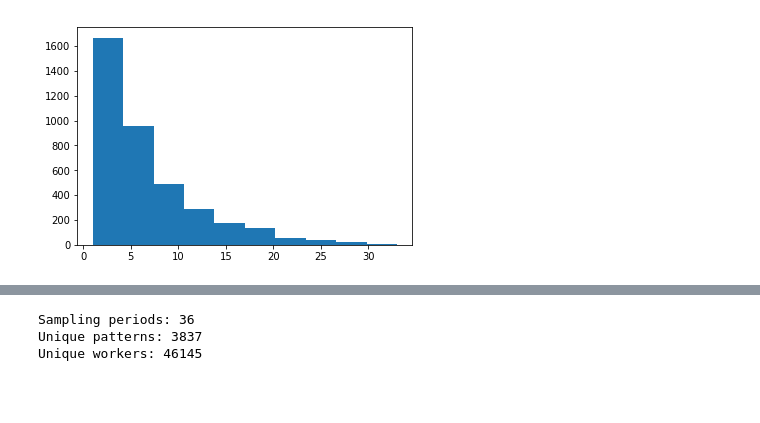
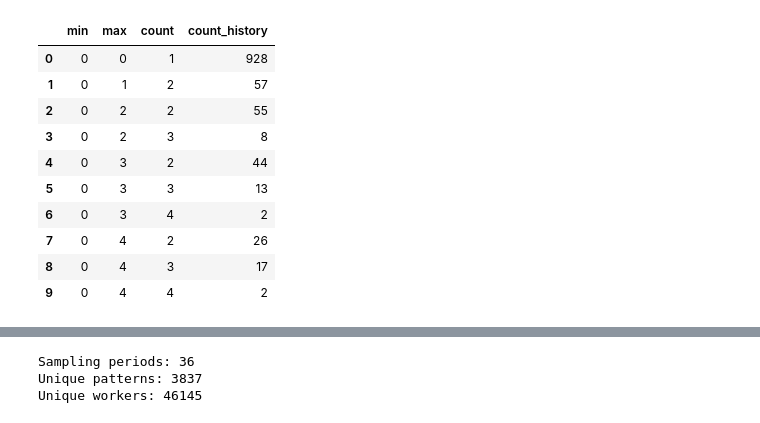
Before and after one commit to dedcode/caprecap, a Jupyter notebook: Mturk_Crowd_Bayesian_Inference.ipynb, the cells around one changed output, grey strips where cells are left out. Saved outputs shown, nothing was run; the diff lists cells and outputs as text; code cells hidden in the pictures; blank space fills up the shorter version.

```diff
--- a/Mturk_Crowd_Bayesian_Inference.ipynb
+++ b/Mturk_Crowd_Bayesian_Inference.ipynb
@@ -62,10 +73,20 @@ data = df[['worker_id', 'period']].drop_duplicates().pivot_table(
 
 # Aggregate the capture histories
 data = data.groupby(['min', 'max', 'count']).size().reset_index(name='count_history')
-# %%
-plt.hist(data['count'].values);
-# %% [output]
-[figure, removed]
+# %%
+data.head(10)
+# %% [output]
+|  | min | max | count | count_history |
+| 0 | 0 | 0 | 1 | 928 |
+| 1 | 0 | 1 | 2 | 57 |
+| 2 | 0 | 2 | 2 | 55 |
+| 3 | 0 | 2 | 3 | 8 |
+| 4 | 0 | 3 | 2 | 44 |
+| 5 | 0 | 3 | 3 | 13 |
+| 6 | 0 | 3 | 4 | 2 |
+| 7 | 0 | 4 | 2 | 26 |
+| 8 | 0 | 4 | 3 | 17 |
+| 9 | 0 | 4 | 4 | 2 |
 # %%
 ## For curiosity, lets try to recover the alpha/beta parameter by fitting observation frequency data
 with pm.Model() as model0:
```
Also changed, not shown: parts of 3 cells of this notebook, 7 other files.
